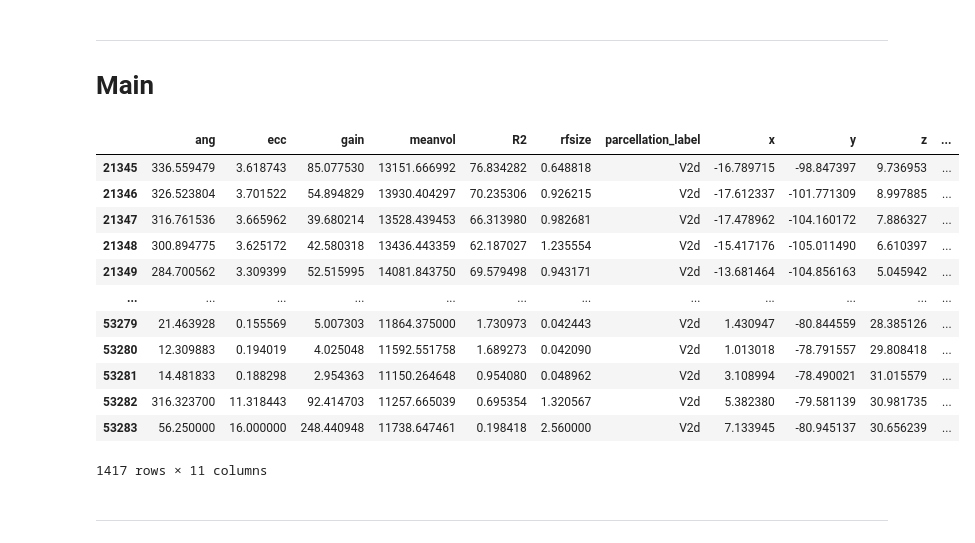
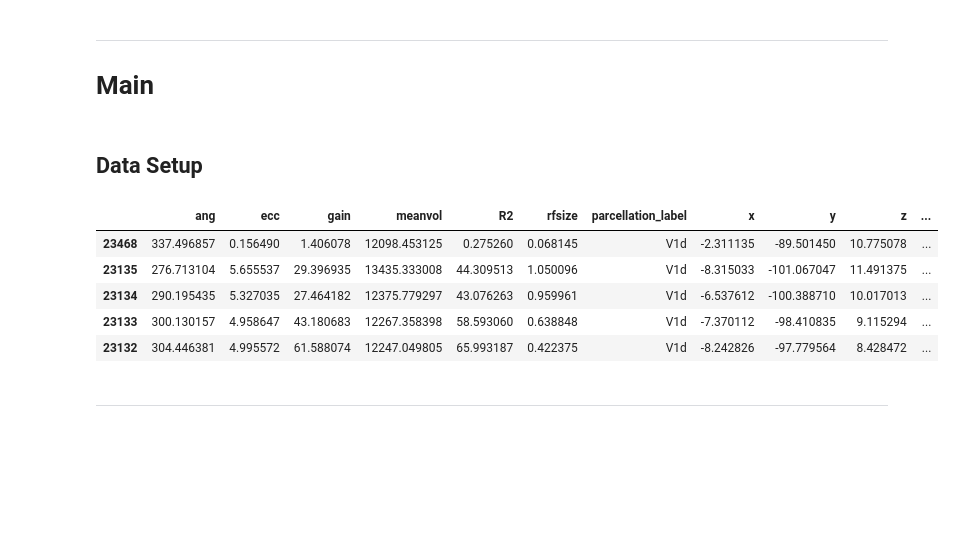
Before and after one commit to pulkitgoyal56/HCP-Playground, a Jupyter notebook: prfresults.ipynb, the cells around one changed output. Saved outputs shown, nothing was run; the diff lists cells and outputs as text; code cells hidden in the pictures; blank space fills up the shorter version.

```diff
--- a/prfresults.ipynb
+++ b/prfresults.ipynb
@@ -186,7 +203,7 @@ print(atlases['wang2015labels'])
 # %% [output]
 ['Unknown', 'V1v', 'V1d', 'V2v', 'V2d', 'V3v', 'V3d', 'hV4', 'VO1', 'VO2', 'PHC1', 'PHC2', 'TO2', 'TO1', 'LO2', 'LO1', 'V3B', 'V3A', 'IPS0', 'IPS1', 'IPS2', 'IPS3', 'IPS4', 'IPS5', 'SPL1', 'FEF']
 # %%
-df['parcellation_label'] = np.array(atlases['wang2015labels'])[atlases['wang2015'].astype(int)]
+df[(label:='parcellation_label')] = np.array(atlases['wang2015labels'])[atlases['wang2015'].astype(int)]
 # %%
 df.head()
 # %% [output]
@@ -218,6 +235,8 @@ df.loc[:len(coors)-1, ['hemisphere']] = hemisphere
 # %% [markdown]
 ---
 # Main
+# %% [markdown]
+## Data Setup
 # %%
 roi = ['V1d', 'V1v', 'V2d', 'V2v']
 roi_2 = ['V1', 'V2']
@@ -230,21 +249,15 @@ roi_markers_2 = dict(zip(roi_2, ['*', 'X', 'o', None][:len(roi_2)]))
 # ('o', 'v', '^', '<', '>', '8', 's', 'p', '*', 'h', 'H', 'D', 'd', 'P', 'X')
 # ('*', '+', '-', '.', '/', 'O', 'X', '\', 'o', 'x', '|')
 # %%
-dfv = df[df['parcellation_label'].isin(roi)]
+dfv = df[df[label].isin(roi)]
+dfv = dfv.sort_values(by=label, key=lambda col: col.str.lower())
 # %%
-dfv
+dfv.head()
 # %% [output]
 |  | ang | ecc | gain | meanvol | R2 | rfsize | parcellation_label | x | y | z | ... |
-| 21345 | 336.559479 | 3.618743 | 85.077530 | 13151.666992 | 76.834282 | 0.648818 | V2d | -16.789715 | -98.847397 | 9.736953 | ... |
-| 21346 | 326.523804 | 3.701522 | 54.894829 | 13930.404297 | 70.235306 | 0.926215 | V2d | -17.612337 | -101.771309 | 8.997885 | ... |
-| 21347 | 316.761536 | 3.665962 | 39.680214 | 13528.439453 | 66.313980 | 0.982681 | V2d | -17.478962 | -104.160172 | 7.886327 | ... |
-| 21348 | 300.894775 | 3.625172 | 42.580318 | 13436.443359 | 62.187027 | 1.235554 | V2d | -15.417176 | -105.011490 | 6.610397 | ... |
-| 21349 | 284.700562 | 3.309399 | 52.515995 | 14081.843750 | 69.579498 | 0.943171 | V2d | -13.681464 | -104.856163 | 5.045942 | ... |
-| ... | ... | ... | ... | ... | ... | ... | ... | ... | ... | ... | ... |
-| 53279 | 21.463928 | 0.155569 | 5.007303 | 11864.375000 | 1.730973 | 0.042443 | V2d | 1.430947 | -80.844559 | 28.385126 | ... |
-| 53280 | 12.309883 | 0.194019 | 4.025048 | 11592.551758 | 1.689273 | 0.042090 | V2d | 1.013018 | -78.791557 | 29.808418 | ... |
-| 53281 | 14.481833 | 0.188298 | 2.954363 | 11150.264648 | 0.954080 | 0.048962 | V2d | 3.108994 | -78.490021 | 31.015579 | ... |
-| 53282 | 316.323700 | 11.318443 | 92.414703 | 11257.665039 | 0.695354 | 1.320567 | V2d | 5.382380 | -79.581139 | 30.981735 | ... |
-| 53283 | 56.250000 | 16.000000 | 248.440948 | 11738.647461 | 0.198418 | 2.560000 | V2d | 7.133945 | -80.945137 | 30.656239 | ... |
+| 23468 | 337.496857 | 0.156490 | 1.406078 | 12098.453125 | 0.275260 | 0.068145 | V1d | -2.311135 | -89.501450 | 10.775078 | ... |
+| 23135 | 276.713104 | 5.655537 | 29.396935 | 13435.333008 | 44.309513 | 1.050096 | V1d | -8.315033 | -101.067047 | 11.491375 | ... |
+| 23134 | 290.195435 | 5.327035 | 27.464182 | 12375.779297 | 43.076263 | 0.959961 | V1d | -6.537612 | -100.388710 | 10.017013 | ... |
+| 23133 | 300.130157 | 4.958647 | 43.180683 | 12267.358398 | 58.593060 | 0.638848 | V1d | -7.370112 | -98.410835 | 9.115294 | ... |
+| 23132 | 304.446381 | 4.995572 | 61.588074 | 12247.049805 | 65.993187 | 0.422375 | V1d | -8.242826 | -97.779564 | 8.428472 | ... |
-1417 rows × 11 columns
 # %%
```
Also changed, not shown: parts of 39 cells of this notebook.
